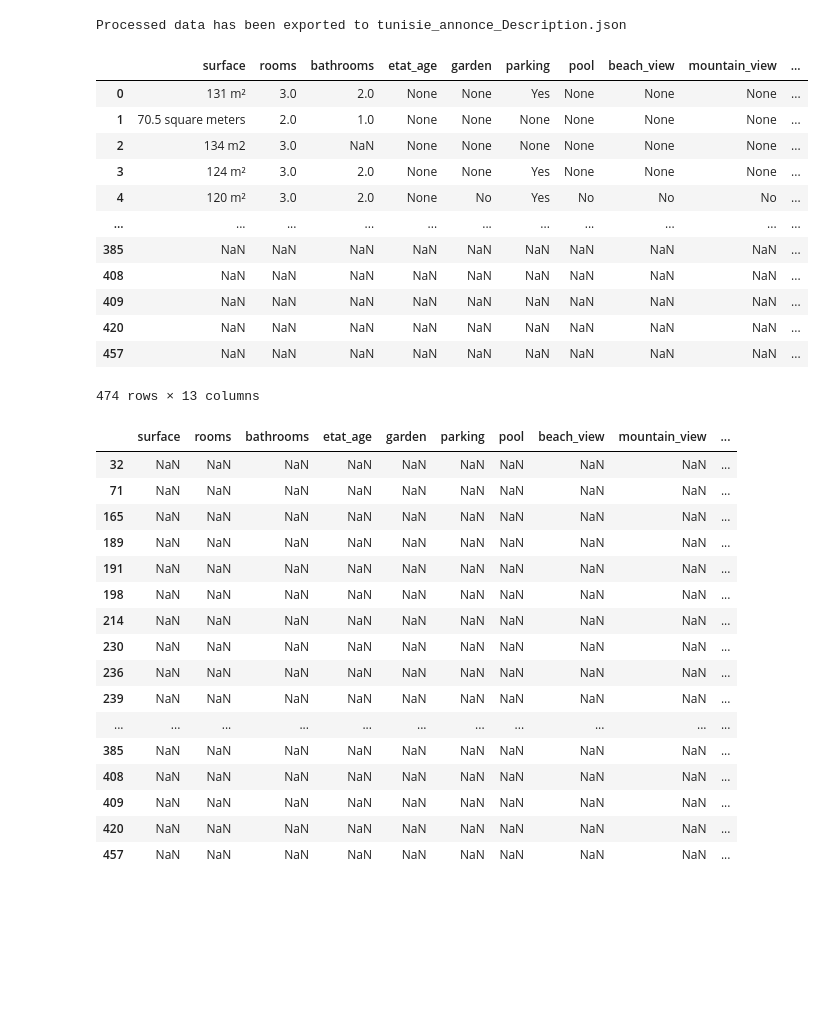
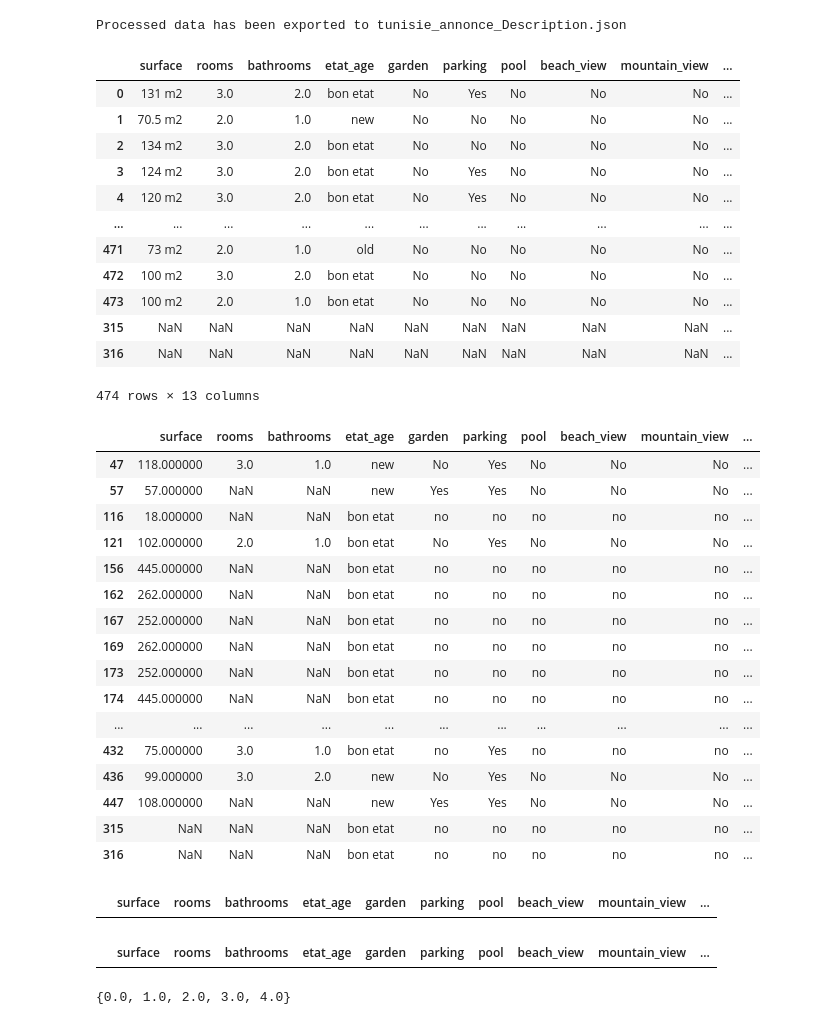
Before and after one commit to anasneji2002/Housing_pricing, a Jupyter notebook: notebooks/Cleanup scripts/Tunisie-annonce dataset full preprocessing/Tunisie_Annonce_Rescrapping+Processing.ipynb, the cells around one changed output. Cells and saved outputs as stored; diff of their text form; code cells hidden in the pictures; blank space fills up the shorter version.

Commit message:
iTunisia annonce dataset cleaning and formatting
Co-authored-by: ahmedrezgui <ahmed.rezgui@insat.ucar.tn>
Co-authored-by: Bouhmid_Ch <Ahmed.cherif@insat.ucar.tn>

```diff
--- a/notebooks/Cleanup scripts/Tunisie-annonce dataset full preprocessing/Tunisie_Annonce_Rescrapping+Processing.ipynb
+++ b/notebooks/Cleanup scripts/Tunisie-annonce dataset full preprocessing/Tunisie_Annonce_Rescrapping+Processing.ipynb
@@ -597,45 +597,61 @@ Processed data has been exported to tunisie_annonce_Description.json
 # %%
 import pandas as pd
 
 
-json_file = "/content/tunisie_annonce_Description.json"
+json_file = "/content/feature_extraction.json"
 
 # Load JSON file into a DataFrame
 df_json = pd.read_json(json_file,orient="index")
 
 display(df_json)
 # %% [output]
 |  | surface | rooms | bathrooms | etat_age | garden | parking | pool | beach_view | mountain_view | ... |
-| 0 | 131 m² | 3.0 | 2.0 | None | None | Yes | None | None | None | ... |
-| 1 | 70.5 square meters | 2.0 | 1.0 | None | None | None | None | None | None | ... |
-| 2 | 134 m2 | 3.0 | NaN | None | None | None | None | None | None | ... |
-| 3 | 124 m² | 3.0 | 2.0 | None | None | Yes | None | None | None | ... |
-| 4 | 120 m² | 3.0 | 2.0 | None | No | Yes | No | No | No | ... |
+| 0 | 131 m2 | 3.0 | 2.0 | bon etat | No | Yes | No | No | No | ... |
+| 1 | 70.5 m2 | 2.0 | 1.0 | new | No | No | No | No | No | ... |
+| 2 | 134 m2 | 3.0 | 2.0 | bon etat | No | No | No | No | No | ... |
+| 3 | 124 m2 | 3.0 | 2.0 | bon etat | No | Yes | No | No | No | ... |
+| 4 | 120 m2 | 3.0 | 2.0 | bon etat | No | Yes | No | No | No | ... |
 | ... | ... | ... | ... | ... | ... | ... | ... | ... | ... | ... |
-| 385 | NaN | NaN | NaN | NaN | NaN | NaN | NaN | NaN | NaN | ... |
-| 408 | NaN | NaN | NaN | NaN | NaN | NaN | NaN | NaN | NaN | ... |
-| 409 | NaN | NaN | NaN | NaN | NaN | NaN | NaN | NaN | NaN | ... |
-| 420 | NaN | NaN | NaN | NaN | NaN | NaN | NaN | NaN | NaN | ... |
-| 457 | NaN | NaN | NaN | NaN | NaN | NaN | NaN | NaN | NaN | ... |
+| 471 | 73 m2 | 2.0 | 1.0 | old | No | No | No | No | No | ... |
+| 472 | 100 m2 | 3.0 | 2.0 | bon etat | No | No | No | No | No | ... |
+| 473 | 100 m2 | 2.0 | 1.0 | bon etat | No | No | No | No | No | ... |
+| 315 | NaN | NaN | NaN | NaN | NaN | NaN | NaN | NaN | NaN | ... |
+| 316 | NaN | NaN | NaN | NaN | NaN | NaN | NaN | NaN | NaN | ... |
 474 rows × 13 columns
 # %%
 # Filter rows where the 'error' column is not null
 display(df_json[df_json['error'].notna()])
 # %% [output]
 |  | surface | rooms | bathrooms | etat_age | garden | parking | pool | beach_view | mountain_view | ... |
-| 32 | NaN | NaN | NaN | NaN | NaN | NaN | NaN | NaN | NaN | ... |
-| 71 | NaN | NaN | NaN | NaN | NaN | NaN | NaN | NaN | NaN | ... |
-| 165 | NaN | NaN | NaN | NaN | NaN | NaN | NaN | NaN | NaN | ... |
-| 189 | NaN | NaN | NaN | NaN | NaN | NaN | NaN | NaN | NaN | ... |
-| 191 | NaN | NaN | NaN | NaN | NaN | NaN | NaN | NaN | NaN | ... |
-| 198 | NaN | NaN | NaN | NaN | NaN | NaN | NaN | NaN | NaN | ... |
-| 214 | NaN | NaN | NaN | NaN | NaN | NaN | NaN | NaN | NaN | ... |
-| 230 | NaN | NaN | NaN | NaN | NaN | NaN | NaN | NaN | NaN | ... |
-| 236 | NaN | NaN | NaN | NaN | NaN | NaN | NaN | NaN | NaN | ... |
-| 239 | NaN | NaN | NaN | NaN | NaN | NaN | NaN | NaN | NaN | ... |
+| 47 | 118.000000 | 3.0 | 1.0 | new | No | Yes | No | No | No | ... |
+| 57 | 57.000000 | NaN | NaN | new | Yes | Yes | No | No | No | ... |
+| 116 | 18.000000 | NaN | NaN | bon etat | no | no | no | no | no | ... |
+| 121 | 102.000000 | 2.0 | 1.0 | bon etat | No | Yes | No | No | No | ... |
+| 156 | 445.000000 | NaN | NaN | bon etat | no | no | no | no | no | ... |
+| 162 | 262.000000 | NaN | NaN | bon etat | no | no | no | no | no | ... |
+| 167 | 252.000000 | NaN | NaN | bon etat | no | no | no | no | no | ... |
+| 169 | 262.000000 | NaN | NaN | bon etat | no | no | no | no | no | ... |
+| 173 | 252.000000 | NaN | NaN | bon etat | no | no | no | no | no | ... |
+| 174 | 445.000000 | NaN | NaN | bon etat | no | no | no | no | no | ... |
 | ... | ... | ... | ... | ... | ... | ... | ... | ... | ... | ... |
-| 385 | NaN | NaN | NaN | NaN | NaN | NaN | NaN | NaN | NaN | ... |
-| 408 | NaN | NaN | NaN | NaN | NaN | NaN | NaN | NaN | NaN | ... |
-| 409 | NaN | NaN | NaN | NaN | NaN | NaN | NaN | NaN | NaN | ... |
-| 420 | NaN | NaN | NaN | NaN | NaN | NaN | NaN | NaN | NaN | ... |
-| 457 | NaN | NaN | NaN | NaN | NaN | NaN | NaN | NaN | NaN | ... |
+| 432 | 75.000000 | 3.0 | 1.0 | bon etat | no | Yes | no | no | no | ... |
+| 436 | 99.000000 | 3.0 | 2.0 | new | No | Yes | No | No | No | ... |
+| 447 | 108.000000 | NaN | NaN | new | Yes | Yes | No | No | No | ... |
+| 315 | NaN | NaN | NaN | bon etat | no | no | no | no | no | ... |
+| 316 | NaN | NaN | NaN | bon etat | no | no | no | no | no | ... |
+# %%
+# Check rows where 'rooms' or 'bathroom' is null and 'error' is null
+null_rows = df_json[(df_json['rooms'].isnull() | df_json['bathrooms'].isnull()) & df_json['error'].isnull()]
+display(null_rows)
+# %% [output]
+|  | surface | rooms | bathrooms | etat_age | garden | parking | pool | beach_view | mountain_view | ... |
+# %%
+# Check rows where 'surface' or 'bathroom' is null and 'error' is null
+null_rows = df_json[(df_json['surface'].isnull()) & df_json['error'].isnull()]
+display(null_rows)
+# %% [output]
+|  | surface | rooms | bathrooms | etat_age | garden | parking | pool | beach_view | mountain_view | ... |
+# %%
+print (set(null_rows['rooms']))
+# %% [output]
+{0.0, 1.0, 2.0, 3.0, 4.0}
```
Also changed, not shown: parts of 26 cells of this notebook, 1 other file.
